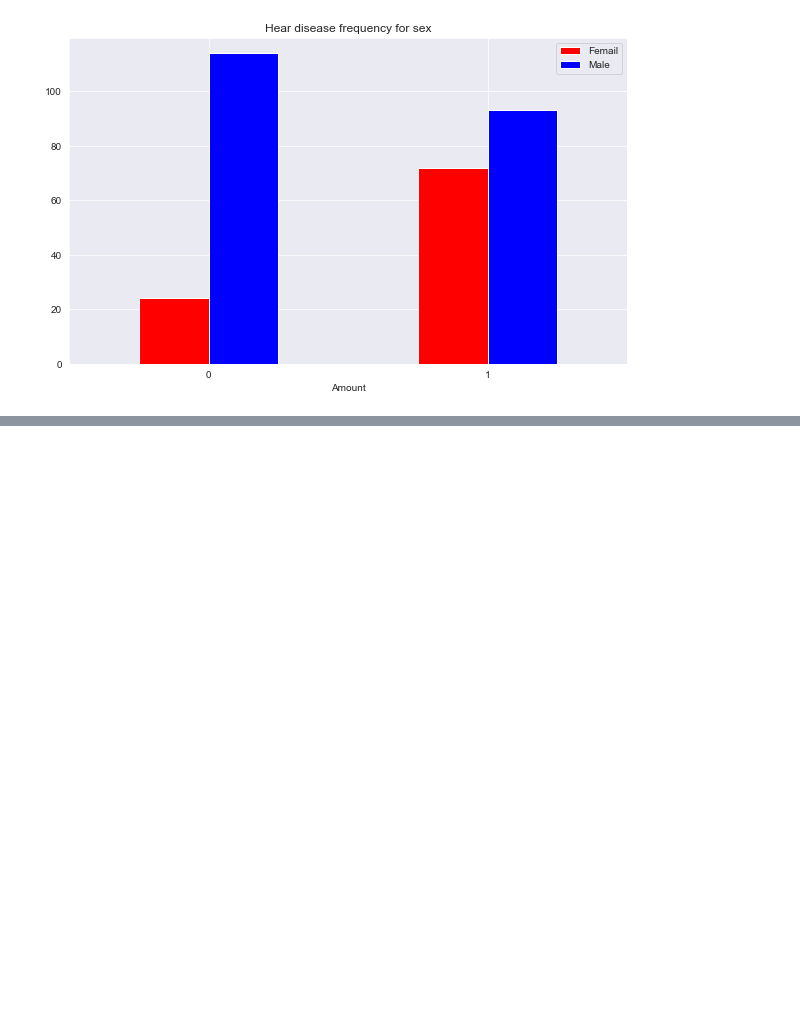
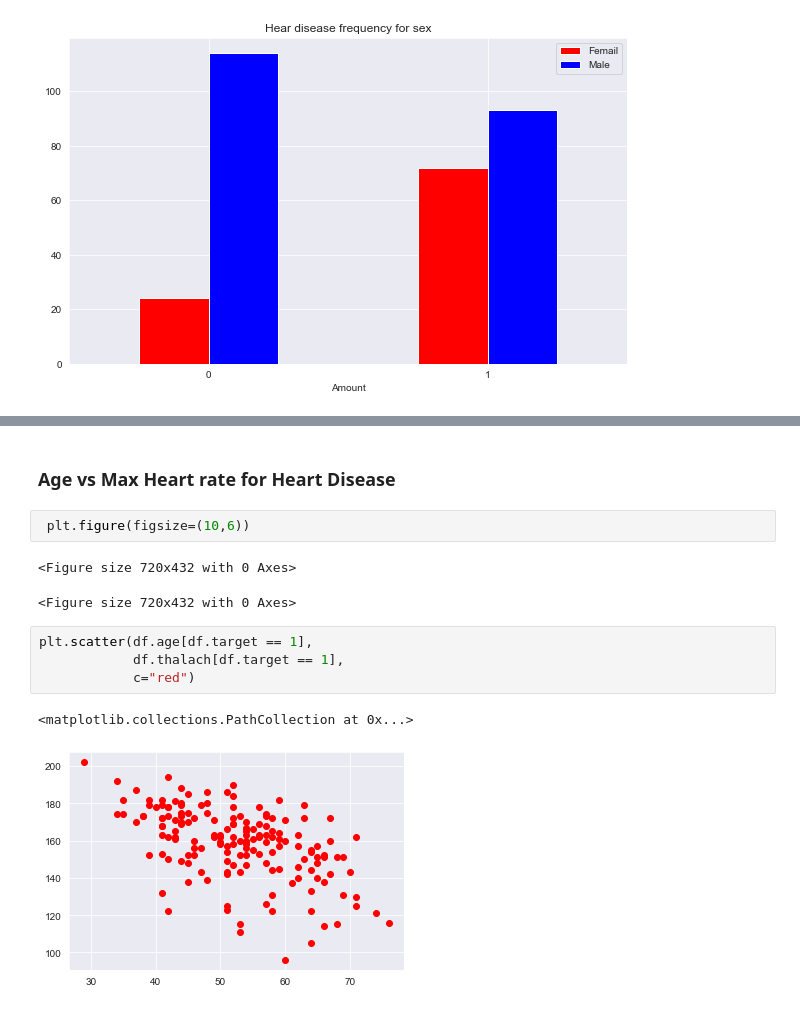
Before and after one commit to moslemTy1990/heart-disease-project, a Jupyter notebook: heart-disease-classification.ipynb, the cells around one changed output, grey strips where cells are left out. Drawn from its saved outputs; the diff is of its cells as text; blank space fills up the shorter version.

Commit message:
plots related to age and disease for heart disease

```diff
--- a/heart-disease-classification.ipynb
+++ b/heart-disease-classification.ipynb
@@ -181,0 +207,14 @@ plt.xticks(rotation=0 )
+# %% [markdown]
+### Age vs Max Heart rate for Heart Disease
+# %%
+ plt.figure(figsize=(10,6))
+# %% [output]
+<Figure size 720x432 with 0 Axes>
+<Figure size 720x432 with 0 Axes>
+# %%
+plt.scatter(df.age[df.target == 1],
+            df.thalach[df.target == 1],
+            c="red")
+# %% [output]
+<matplotlib.collections.PathCollection at 0x...>
+[figure, added]
```
Also changed, not shown: parts of 9 cells of this notebook.
